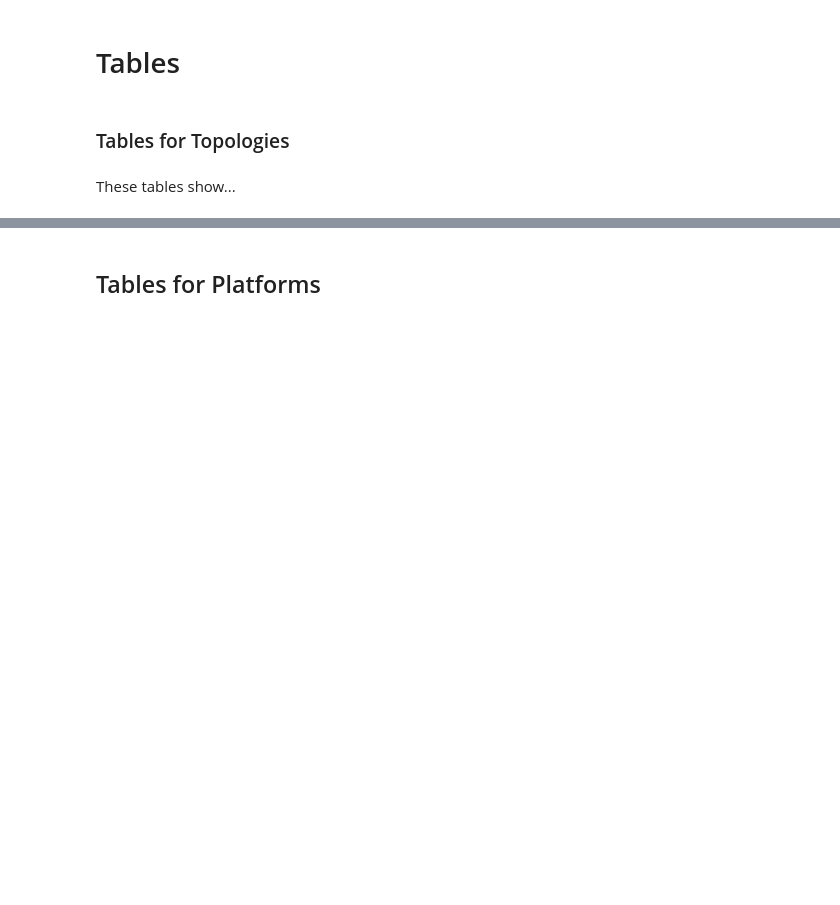
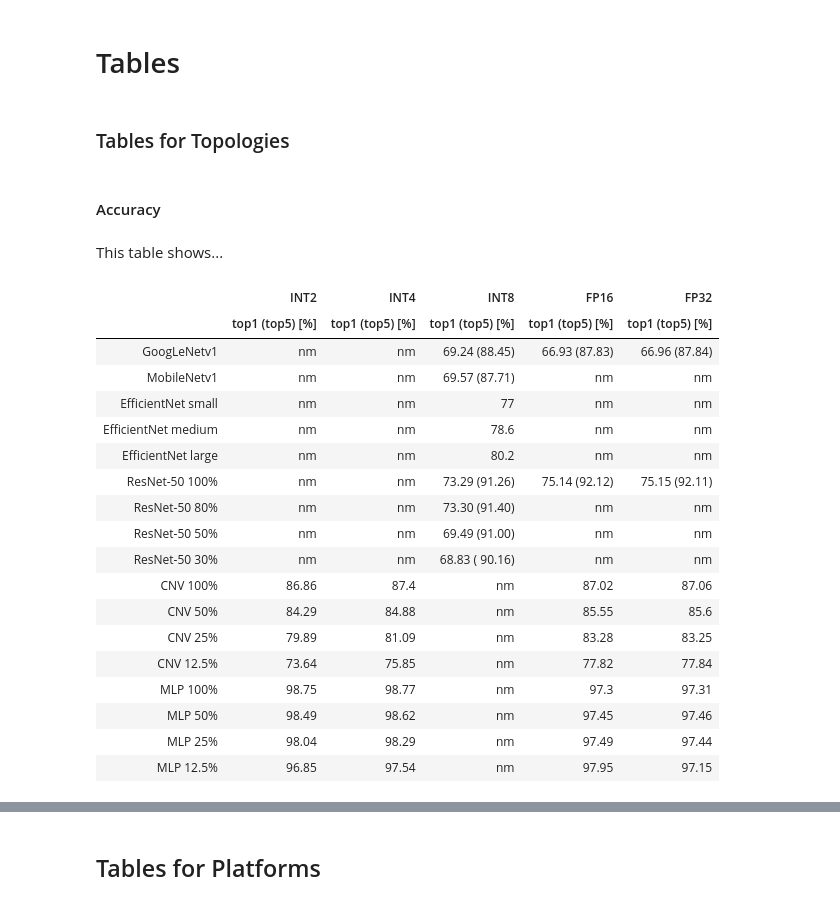
Before and after one commit to RCL-lab/QutibenchWeb, a Jupyter notebook: _notebooks/2020-04-02-Theoretical_Analysis.ipynb, the cells around one changed output, grey strips where cells are left out. Drawn from its saved outputs; the diff is of its cells as text; code cells hidden in the pictures; blank space fills up the shorter version.

```diff
--- a/_notebooks/2020-04-02-Theoretical_Analysis.ipynb
+++ b/_notebooks/2020-04-02-Theoretical_Analysis.ipynb
@@ -21,5 +21,31 @@ This webpage presents the Theoretical analysis. Lorem ipsum..
 # Tables
 # %% [markdown]
 ### Tables for Topologies
-# %% [markdown]
-These tables show...
+# %% [markdown]
+#### Accuracy
+# %% [markdown]
+This table shows...
+# %%
+#hide_input
+%run scripts/altair_plots.py  #run the heatmaps script
+tableOverviewExperiments(['data/cnn_topologies_accuracy.csv'])
+# %% [output]
+|  | INT2 | INT4 | INT8 | FP16 | FP32 |
+|  | top1 (top5) [%] | top1 (top5) [%] | top1 (top5) [%] | top1 (top5) [%] | top1 (top5) [%] |
+| GoogLeNetv1 | nm | nm | 69.24 (88.45) | 66.93 (87.83) | 66.96 (87.84) |
+| MobileNetv1 | nm | nm | 69.57 (87.71) | nm | nm |
+| EfficientNet small | nm | nm | 77 | nm | nm |
+| EfficientNet medium | nm | nm | 78.6 | nm | nm |
+| EfficientNet large | nm | nm | 80.2 | nm | nm |
+| ResNet-50 100% | nm | nm | 73.29 (91.26) | 75.14 (92.12) | 75.15 (92.11) |
+| ResNet-50 80% | nm | nm | 73.30 (91.40) | nm | nm |
+| ResNet-50 50% | nm | nm | 69.49 (91.00) | nm | nm |
+| ResNet-50 30% | nm | nm | 68.83 ( 90.16) | nm | nm |
+| CNV 100% | 86.86 | 87.4 | nm | 87.02 | 87.06 |
+| CNV 50% | 84.29 | 84.88 | nm | 85.55 | 85.6 |
+| CNV 25% | 79.89 | 81.09 | nm | 83.28 | 83.25 |
+| CNV 12.5% | 73.64 | 75.85 | nm | 77.82 | 77.84 |
+| MLP 100% | 98.75 | 98.77 | nm | 97.3 | 97.31 |
+| MLP 50% | 98.49 | 98.62 | nm | 97.45 | 97.46 |
+| MLP 25% | 98.04 | 98.29 | nm | 97.49 | 97.44 |
+| MLP 12.5% | 96.85 | 97.54 | nm | 97.95 | 97.15 |
```
Also changed, not shown: parts of 5 cells of this notebook.
